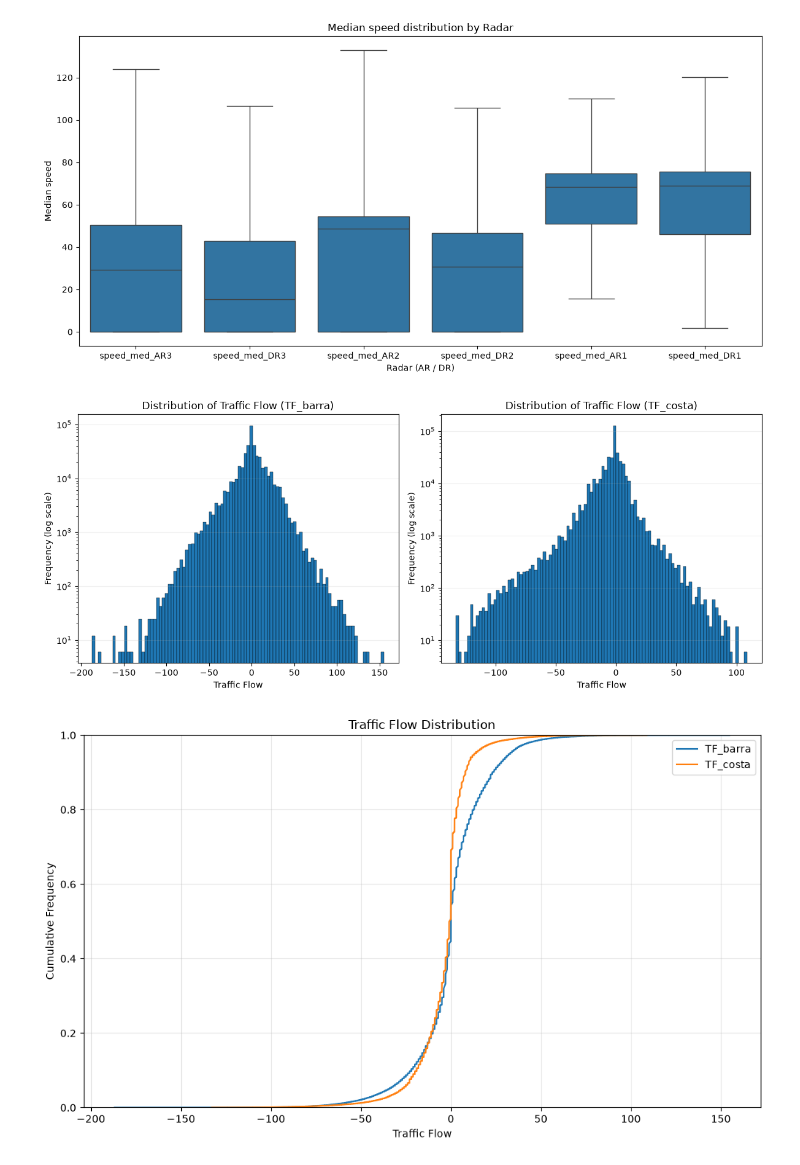
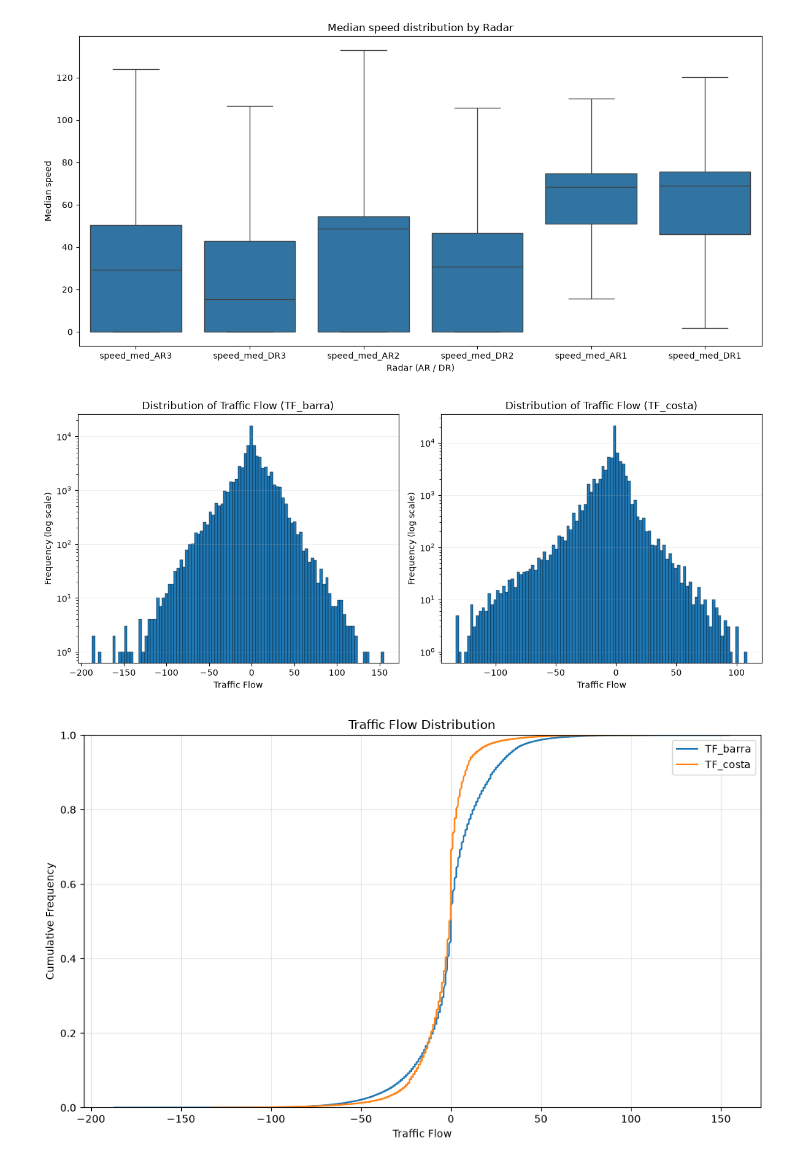
Before and after one commit to JAD-Hackathon/challenge2, a Jupyter notebook: ml/notebooks/01_explore_pasmo.ipynb, the cells around one changed output. Cells and saved outputs as stored; diff of their text form; code cells hidden in the pictures.

```diff
--- a/ml/notebooks/01_explore_pasmo.ipynb
+++ b/ml/notebooks/01_explore_pasmo.ipynb
@@ -203,20 +203,20 @@ plt.show()
 # %%
 fig, axes = plt.subplots(1, len(tf_columns), figsize=(12, 5))
 
 for i, ax in enumerate(axes):
     col = tf_columns[i]
-    ax.hist(df_med_long[col], bins=100, edgecolor="black", linewidth=0.3, label=col)
+    ax.hist(df[col], bins=100, edgecolor="black", linewidth=0.3, label=col)
 
     ax.set_title(f"Distribution of Traffic Flow ({col})")
     ax.set_xlabel("Traffic Flow")
     ax.set_ylabel("Frequency (log scale)")
     ax.set_yscale("log")
     ax.grid(axis="y", alpha=0.2)
 
 plt.tight_layout()
 plt.show()
 # %% [output]
-[figure, old version]
+[figure, new version]
 # %%
 fig, ax = plt.subplots(figsize=(10, 6))
 
```
Also changed, not shown: parts of 4 cells of this notebook.
